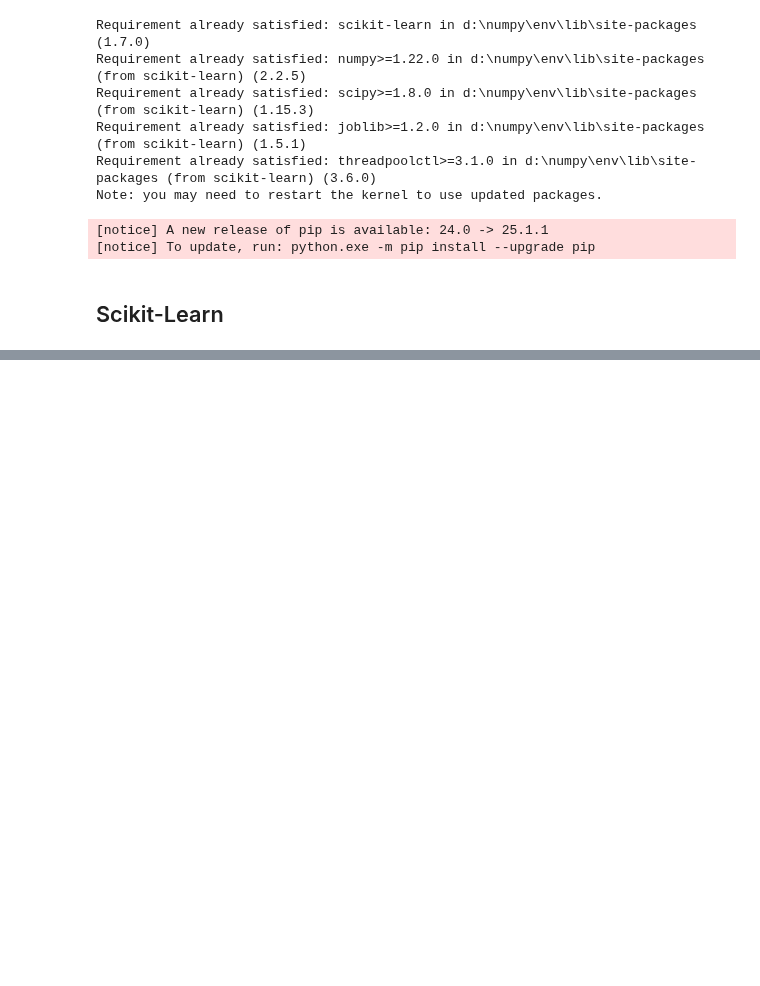
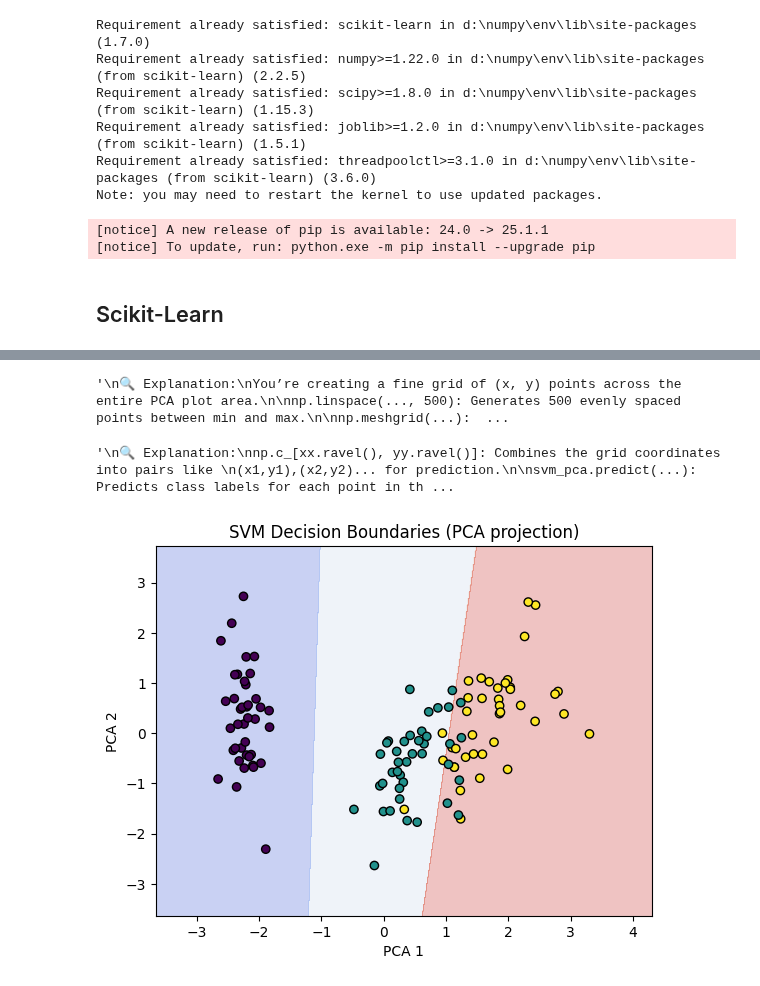
Before and after one commit to sanidhya12345/Numpy, a Jupyter notebook: scikitlearn.ipynb, the cells around one changed output, grey strips where cells are left out. Cells and saved outputs as stored; diff of their text form; code cells hidden in the pictures; blank space fills up the shorter version.

```diff
--- a/scikitlearn.ipynb
+++ b/scikitlearn.ipynb
@@ -28,0 +512,63 @@ print(target_names)
+# %%
+x_min, x_max = X_train_pca[:, 0].min() - 1, X_train_pca[:, 0].max() + 1
+y_min, y_max = X_train_pca[:, 1].min() - 1, X_train_pca[:, 1].max() + 1
+xx, yy = np.meshgrid(np.linspace(x_min, x_max, 500),
+                     np.linspace(y_min, y_max, 500))
+
+'''
+🔍 Explanation:
+You’re creating a fine grid of (x, y) points across the entire PCA plot area.
+
+np.linspace(..., 500): Generates 500 evenly spaced points between min and max.
+
+np.meshgrid(...): Combines them into a full 2D grid, which is required for plotting surfaces.
+
+🧠 This grid will be used to evaluate what class the model would predict at every location in 2D space.
+
+'''
+# %% [output]
+'\n🔍 Explanation:\nYou’re creating a fine grid of (x, y) points across the entire PCA plot area.\n\nnp.linspace(..., 500): Generates 500 evenly spaced points between min and max.\n\nnp.meshgrid(...):  ...
+# %%
+Z = svm_pca.predict(np.c_[xx.ravel(), yy.ravel()])
+Z = Z.reshape(xx.shape)
+'''
+🔍 Explanation:
+np.c_[xx.ravel(), yy.ravel()]: Combines the grid coordinates into pairs like
+(x1,y1),(x2,y2)... for prediction.
+
+svm_pca.predict(...): Predicts class labels for each point in the grid.
+
+Z.reshape(xx.shape): Converts the flat list of predictions back into a 2D matrix matching the grid.
+
+This gives you a label (class) for every point in the 2D space.
+'''
+# %% [output]
+'\n🔍 Explanation:\nnp.c_[xx.ravel(), yy.ravel()]: Combines the grid coordinates into pairs like \n(x1,y1),(x2,y2)... for prediction.\n\nsvm_pca.predict(...): Predicts class labels for each point in th ...
+# %%
+plt.contourf(xx, yy, Z, alpha=0.3, cmap='coolwarm')
+plt.scatter(X_train_pca[:, 0], X_train_pca[:, 1], c=y_train, edgecolor='k', cmap='viridis')
+plt.title("SVM Decision Boundaries (PCA projection)")
+plt.xlabel("PCA 1")
+plt.ylabel("PCA 2")
+plt.show()
+
+'''
+🔍 Explanation:
+plt.contourf(...):
+
+Plots the predicted regions (boundaries) where the classifier assigns each class.
+
+alpha=0.3: Makes the background semi-transparent.
+
+cmap='coolwarm': Color gradient to distinguish regions.
+
+plt.scatter(...):
+
+Plots the original training points (from PCA-transformed space).
+
+c=y_train: Colors them based on actual class.
+
+edgecolor='k': Adds a black edge to each point for better visibility.
+'''
+# %% [output]
+[figure, added]
```
Also changed, not shown: parts of 17 cells of this notebook, 14 other files.
